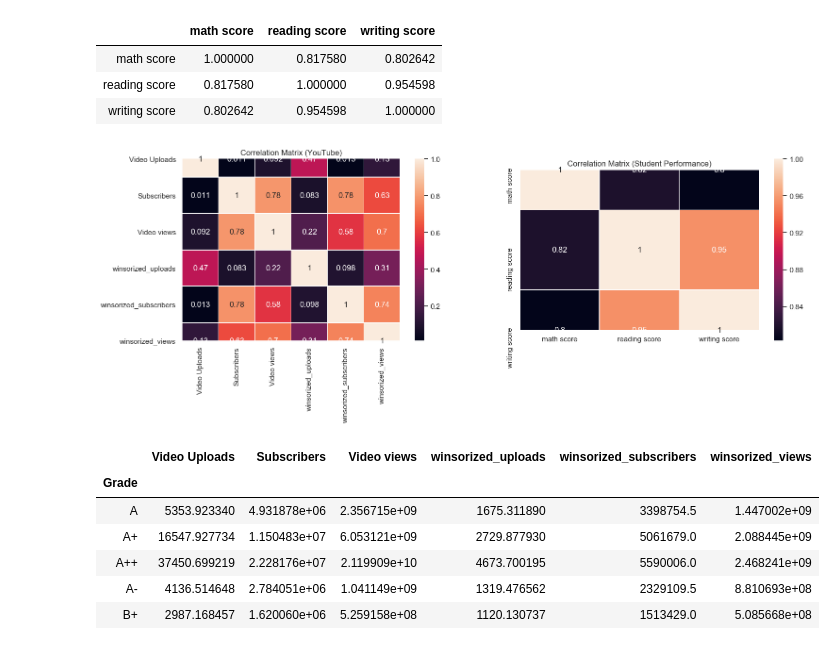
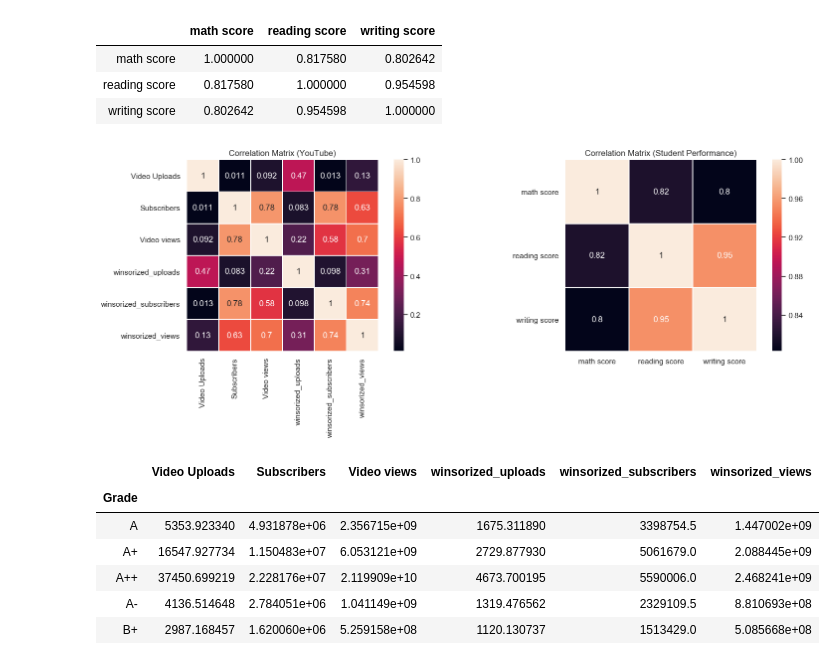
Before and after one commit to johnebehr/thinkful, a Jupyter notebook: 17_6_data_exploration_2.ipynb, the cells around one changed output. Cells and saved outputs as stored; diff of their text form; code cells hidden in the pictures.

```diff
--- a/17_6_data_exploration_2.ipynb
+++ b/17_6_data_exploration_2.ipynb
@@ -161,21 +161,33 @@ student_df.corr()
 # %%
 # View the correlation matricies as heatmaps
 corrmat_youtube = youtube_df.corr()
 corrmat_student = student_df.corr()
 
 plt.figure(figsize=(18,5))
 
 plt.subplot(1,2,1)
 sns.heatmap(corrmat_youtube, square=True, annot=True, linewidths=0.5)
 plt.title("Correlation Matrix (YouTube)")
+# Fix display issues for this version of matplotlib
+b,t = plt.ylim()
+b += 0.5
+t -= 0.5
+plt.ylim(b,t)
+# plt.yticks(rotation=360)
 
 plt.subplot(1,2,2)
 sns.heatmap(corrmat_student, square=True, annot=True, linewidths=0.5)
 plt.title("Correlation Matrix (Student Performance)")
+# Fix display issues for this version of matplotlib
+b,t = plt.ylim()
+b += 0.5
+t -= 0.5
+plt.ylim(b,t)
+plt.yticks(rotation=360)
 
 plt.show();
 # %% [output]
-[figure, old version]
+[figure, new version]
 # %%
 """
     Bivariate analysis of a continuous-categorical pair:  When you analyze a continuous and a categorical variable pair, you usually look at some metric of the continuous variable for each value of the categorical value.  If you observe different values accross categories, then this implies the categorical variable has some important information regarding the continuous variable.
```
Also changed, not shown: parts of 2 cells of this notebook.
